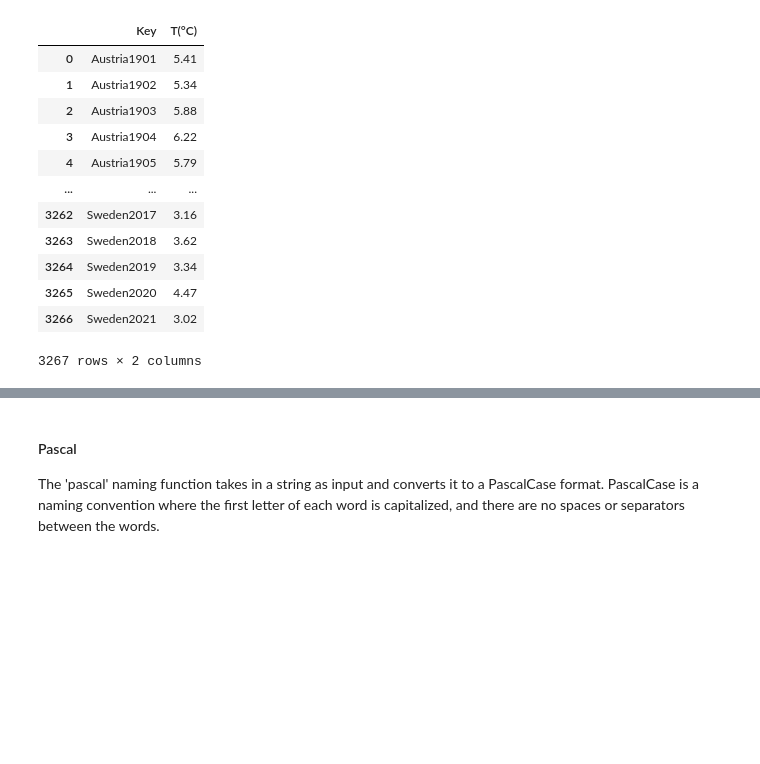
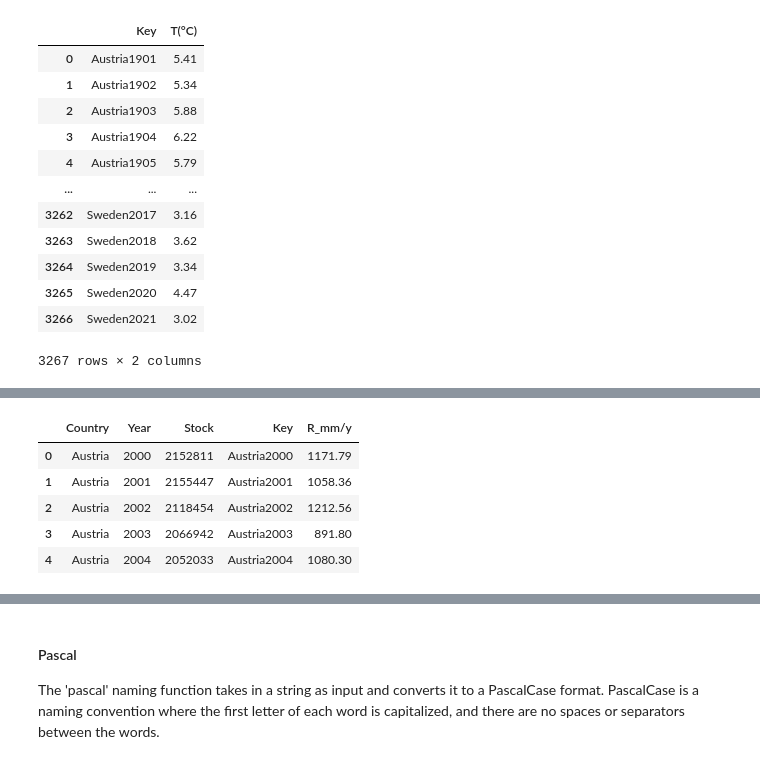
Before and after one commit to ronandownes/beef, a Jupyter notebook: 02_dw_beef.ipynb, the cells around one changed output, grey strips where cells are left out. Cells and saved outputs as stored; diff of their text form; code cells hidden in the pictures; blank space fills up the shorter version.

```diff
--- a/02_dw_beef.ipynb
+++ b/02_dw_beef.ipynb
@@ -361,2 +206,0 @@ print(f"The temperature is {temp_c}\u00b0C.")
-# %%
-rain_df=combine('rain', 'Temperature_C')
@@ -518,0 +243,7 @@ print(df.shape)
+# %%
+"""
+Adds a unique key column to our dataframe
+based on the "Country" and "Year" columns by casting year to string type.
+"""
+main_df['Key'] = main_df['Country'] + main_df['Year'].astype(str)# adds a unique key column
+main_df
@@ -518,0 +264,10 @@ print(df.shape)
+# %%
+main_df = pd.merge(main_df, rain_df, on='Key')
+main_df.head()
+# %% [output]
+|  | Country | Year | Stock | Key | R_mm/y |
+| 0 | Austria | 2000 | 2152811 | Austria2000 | 1171.79 |
+| 1 | Austria | 2001 | 2155447 | Austria2001 | 1058.36 |
+| 2 | Austria | 2002 | 2118454 | Austria2002 | 1212.56 |
+| 3 | Austria | 2003 | 2066942 | Austria2003 | 891.80 |
+| 4 | Austria | 2004 | 2052033 | Austria2004 | 1080.30 |
```
Also changed, not shown: parts of 129 cells of this notebook, 39 other files.
